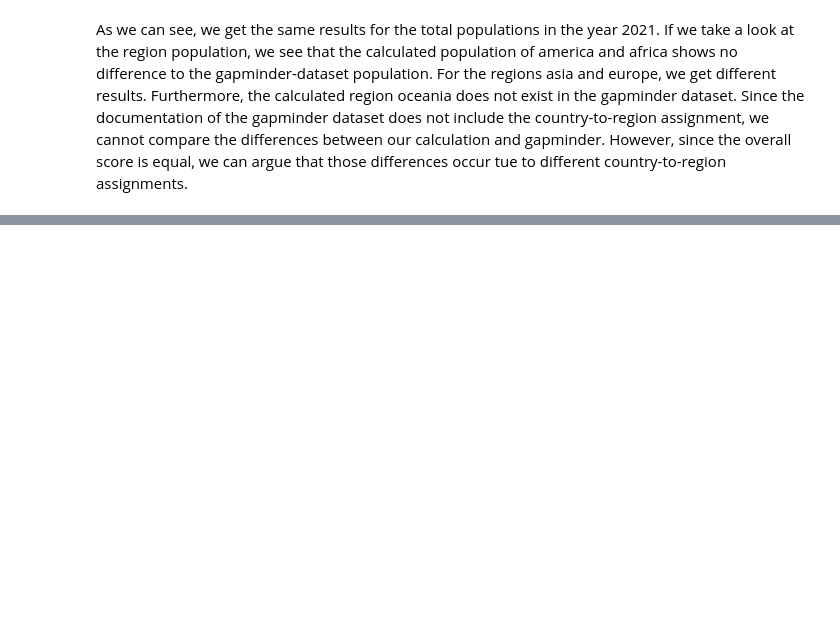
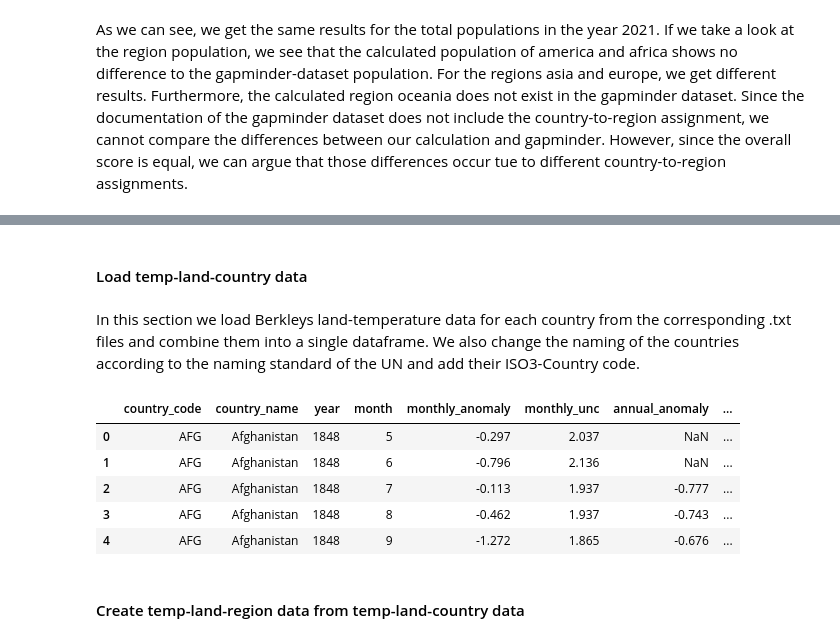
Before and after one commit to lukiwieser/natural-disasters-and-climate-change, a Jupyter notebook: main.ipynb, the cells around one changed output, grey strips where cells are left out. Saved outputs shown, nothing was run; the diff lists cells and outputs as text; code cells hidden in the pictures; blank space fills up the shorter version.

Commit message:
Merge temperature-preprocessing into main-notebook

```diff
--- a/main.ipynb
+++ b/main.ipynb
@@ -853,0 +859,78 @@ If we take a look at the region population, we see that the calculated populatio
+# %%
+PATH_RAW_TEMP_DATA_FOLDER = 'data/raw/temperature/'
+PATH_PROCESSED_TEMP_DATA_FOLDER = 'data/processed/temperature/'
+PATH_COUNTRIES_LAND_FOLDER = 'countries-land/'
+PATH_REGIONS_LAND_FOLDER = 'regions-land/'
+# %%
+PATH_COUNTRIES_LIST_FILE = 'temp-countries-list.csv'
+PATH_UN_COUNTRY_CODES_FILE = 'data/raw/country-codes/un-country-codes.csv'
+PATH_GLOBAL_LAND_OCEAN_FILE = 'global-land-ocean.txt'
+# %%
+# Todo: remove loading temp_countries from processed data when combining jupyter notebooks
+temp_countries: pd.DataFrame = pd.read_csv(PATH_PROCESSED_TEMP_DATA_FOLDER + PATH_COUNTRIES_LIST_FILE, sep=',')
+# %% [markdown]
+#### Load temp-land-country data
+# %% [markdown]
+In this section we load Berkleys land-temperature data for each country from the corresponding .txt files and combine them into a single dataframe. We also change the naming of the countries according to the naming standard of the UN and add their ISO3-Country code.
+# %%
+temp_land_country_column_names = ["country_code", "country_name", "year", "month", "monthly_anomaly", "monthly_unc", "annual_anomaly",
+                                  "annual_unc", "five_year_anomaly", "five_year_unc", "ten_year_anomaly", "ten_year_unc", "twenty_year_anomaly", "twenty_year_unc"]
+
+temp_country = pd.DataFrame(columns=temp_land_country_column_names)
+
+temp_country_names = temp_countries['Country']
+
+# Todo when combining use the dictionary in the data-integration notebook
+new_country_names = {
+    "Denmark (Europe)": "Denmark",
+    "France (Europe)": "France",
+    "Netherlands (Europe)": "Netherlands",
+    "United Kingdom (Europe)": "United Kingdom",
+    "Åland": "Åland Islands",
+    "Czech Republic": "Czechia",
+    "Turkey": "Türkiye",
+    "Svalbard and Jan Mayen": "Svalbard and Jan Mayen Islands",
+    "Cape Verde": "Cabo Verde",
+    "Turks and Caicas Islands": "Turks and Caicos Islands",
+    "Swaziland": "Eswatini",
+    "Macedonia": "North Macedonia",
+    "Côte d'Ivoire": "Côte d’Ivoire",
+    "Federated States of Micronesia": "Micronesia (Federated States of)",
+    "South Georgia and the South Sandwich Isla": "South Georgia and the South Sandwich Islands",
+    "Bonaire, Saint Eustatius and Saba": "Bonaire, Sint Eustatius and Saba",
+    "Congo (Democratic Republic of the)": "Democratic Republic of the Congo",
+    "South Korea": "Korea, South",
+    "North Korea": "Korea, North",
+    "Palestina": "State of Palestine"
+}
+
+def swap_keys_values(d):
+    return {v: k for k, v in d.items()}
+
+map_country_to_filename = swap_keys_values(new_country_names)
+
+for temp_country_name in temp_country_names:
+    temp_country_file_name = temp_country_name
+    if temp_country_name in map_country_to_filename:
+        temp_country_file_name = map_country_to_filename[temp_country_name]
+    path_temp_country_txt_file = PATH_RAW_TEMP_DATA_FOLDER + PATH_COUNTRIES_LAND_FOLDER + temp_country_file_name + '.txt'
+    temp_land_one_country = pd.read_csv(path_temp_country_txt_file, comment="%", header=None, delim_whitespace=True)
+    country_iso_name = temp_countries.loc[temp_countries['Country'] == temp_country_name]['ISO-alpha3'].iloc[0]
+
+    temp_land_one_country.insert(0, 'country_code', country_iso_name)
+    temp_land_one_country.insert(1, 'country_name', temp_country_name)
+
+    temp_land_one_country.columns=temp_land_country_column_names
+
+    temp_country = pd.concat([temp_country, temp_land_one_country])
+
+temp_country.head()
+# %% [output]
+|  | country_code | country_name | year | month | monthly_anomaly | monthly_unc | annual_anomaly | ... |
+| 0 | AFG | Afghanistan | 1848 | 5 | -0.297 | 2.037 | NaN | ... |
+| 1 | AFG | Afghanistan | 1848 | 6 | -0.796 | 2.136 | NaN | ... |
+| 2 | AFG | Afghanistan | 1848 | 7 | -0.113 | 1.937 | -0.777 | ... |
+| 3 | AFG | Afghanistan | 1848 | 8 | -0.462 | 1.937 | -0.743 | ... |
+| 4 | AFG | Afghanistan | 1848 | 9 | -1.272 | 1.865 | -0.676 | ... |
+# %% [markdown]
+#### Create temp-land-region data from temp-land-country data
```
Also changed, not shown: parts of 36 cells of this notebook, 1 other file.
